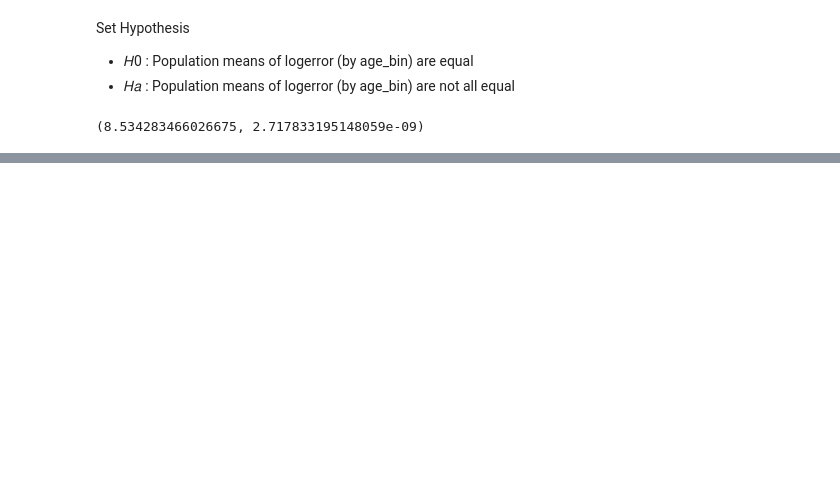
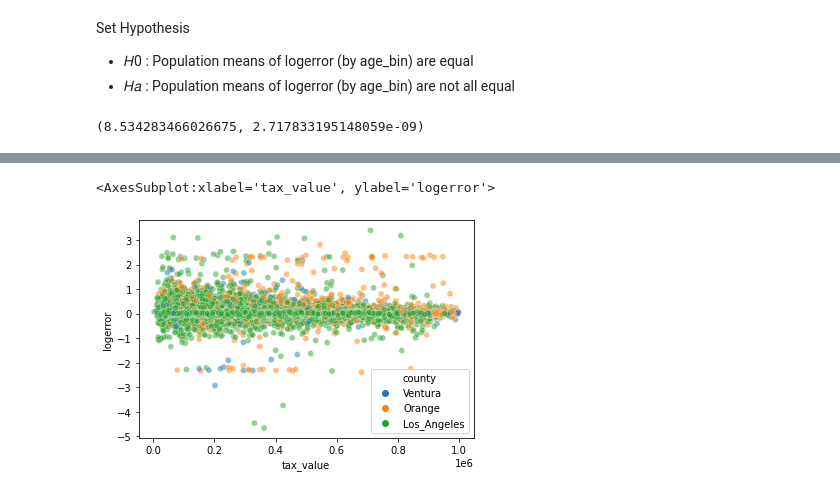
Before and after one commit to brianclements03/clustering, a Jupyter notebook: explore_zillow.ipynb, the cells around one changed output, grey strips where cells are left out. Saved outputs shown, nothing was run; the diff lists cells and outputs as text; code cells hidden in the pictures; blank space fills up the shorter version.

```diff
--- a/explore_zillow.ipynb
+++ b/explore_zillow.ipynb
@@ -264,0 +287,5 @@ We reject H_O
+# %%
+sns.scatterplot(x=df.tax_value, y=df.logerror, data=df, hue='county', alpha=.5)
+# %% [output]
+<AxesSubplot:xlabel='tax_value', ylabel='logerror'>
+[figure, added]
```
Also changed, not shown: parts of 30 cells of this notebook, 2 other files.
